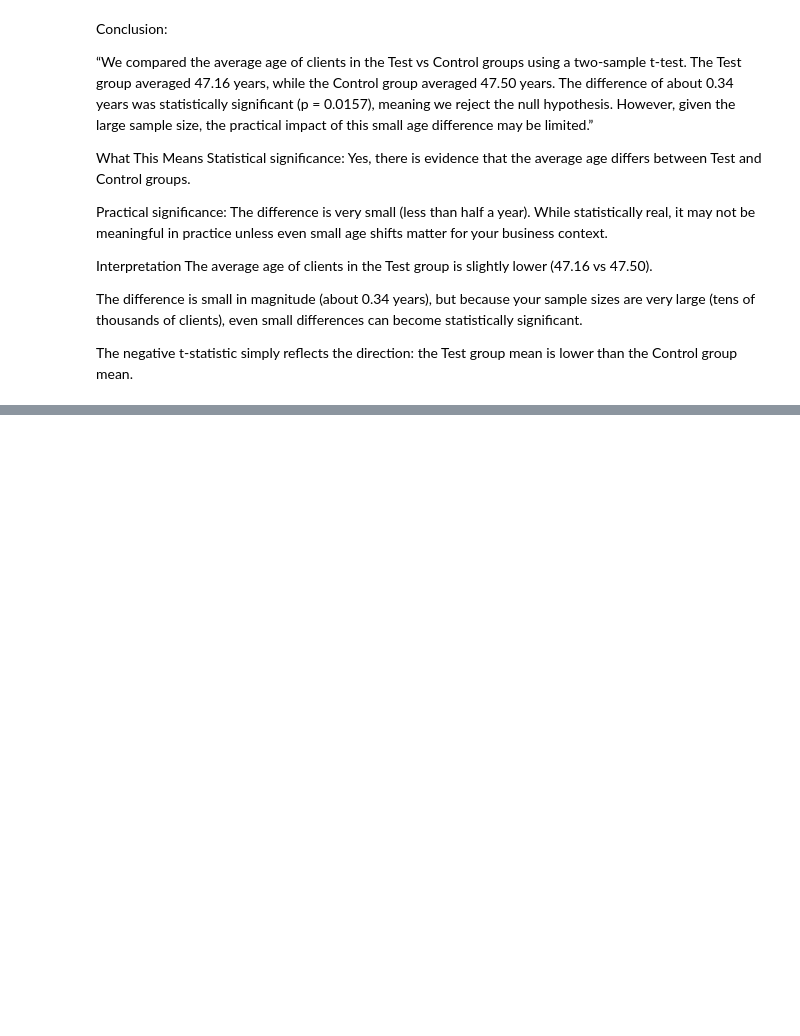
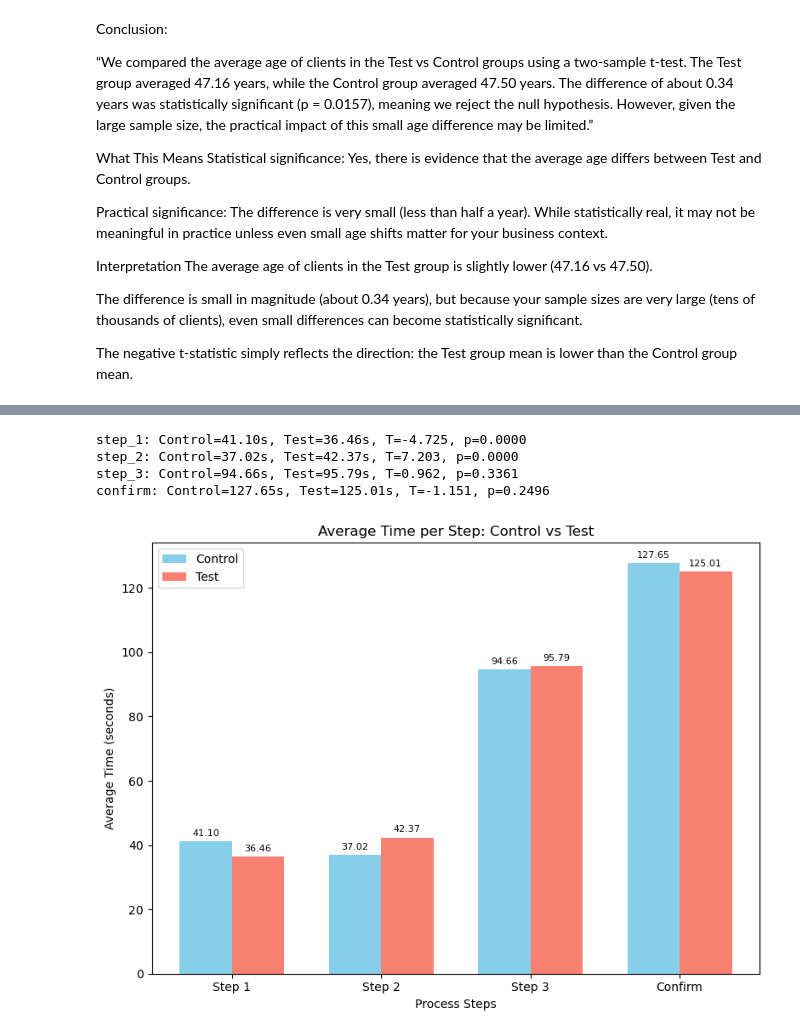
Before and after one commit to alanlupatini/targaryan, a Jupyter notebook: notebooks/project_rui.ipynb, the cells around one changed output, grey strips where cells are left out. Cells and saved outputs as stored; diff of their text form; code cells hidden in the pictures; blank space fills up the shorter version.

```diff
--- a/notebooks/project_rui.ipynb
+++ b/notebooks/project_rui.ipynb
@@ -654,0 +705,48 @@ H₁ (alternative): Clients who prefer digital channels are more likely to engag
+# %%
+for step, c_mean, t_mean, t_stat, p_val in results:
+    print(f"{step}: Control={c_mean:.2f}s, Test={t_mean:.2f}s, T={t_stat:.3f}, p={p_val:.4f}")
+# %% [output]
+step_1: Control=41.10s, Test=36.46s, T=-4.725, p=0.0000
+step_2: Control=37.02s, Test=42.37s, T=7.203, p=0.0000
+step_3: Control=94.66s, Test=95.79s, T=0.962, p=0.3361
+confirm: Control=127.65s, Test=125.01s, T=-1.151, p=0.2496
+# %%
+import matplotlib.pyplot as plt
+import numpy as np
+
+# Data
+steps = ["Step 1", "Step 2", "Step 3", "Confirm"]
+control_times = [41.10, 37.02, 94.66, 127.65]
+test_times    = [36.46, 42.37, 95.79, 125.01]
+
+# X positions
+x = np.arange(len(steps))
+width = 0.35  # width of the bars
+
+# Plot
+fig, ax = plt.subplots(figsize=(8,6))
+bars1 = ax.bar(x - width/2, control_times, width, label="Control", color="skyblue")
+bars2 = ax.bar(x + width/2, test_times, width, label="Test", color="salmon")
+
+# Labels and title
+ax.set_xlabel("Process Steps")
+ax.set_ylabel("Average Time (seconds)")
+ax.set_title("Average Time per Step: Control vs Test")
+ax.set_xticks(x)
+ax.set_xticklabels(steps)
+ax.legend()
+
+# Annotate bars with values
+for bars in [bars1, bars2]:
+    for bar in bars:
+        height = bar.get_height()
+        ax.annotate(f'{height:.2f}',
+                    xy=(bar.get_x() + bar.get_width()/2, height),
+                    xytext=(0,3),  # offset
+                    textcoords="offset points",
+                    ha="center", va="bottom", fontsize=8)
+
+plt.tight_layout()
+plt.show()
+# %% [output]
+[figure, added]
```
Also changed, not shown: parts of 30 cells of this notebook.
